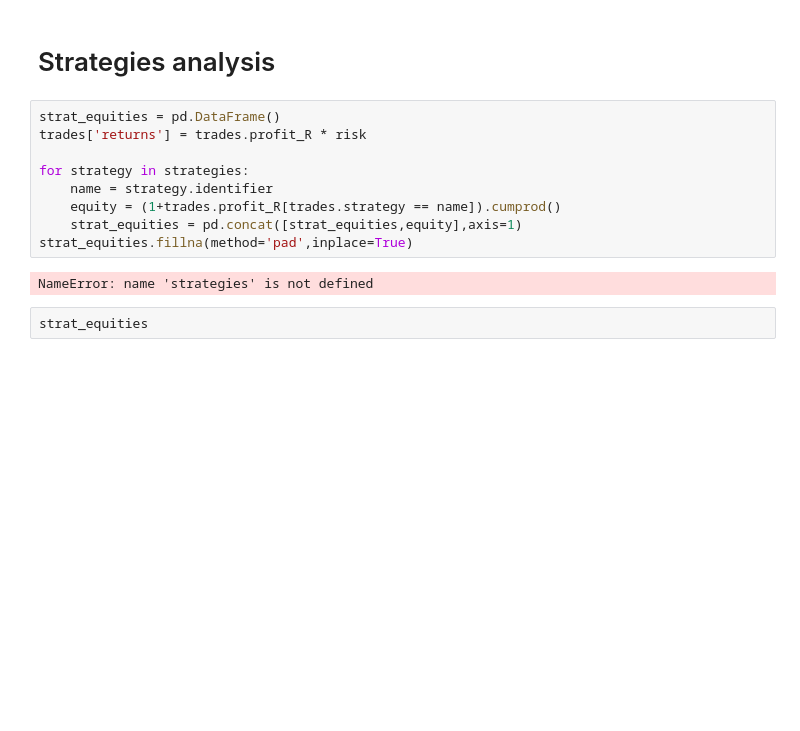
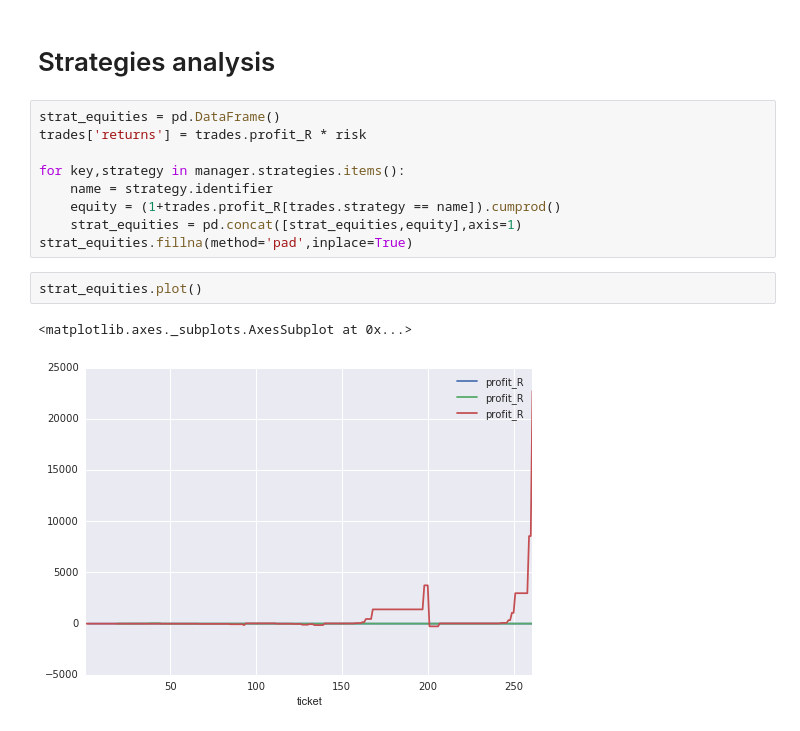
Before and after one commit to JeromeMoreau/pyTrading2, a Jupyter notebook: Backtest.ipynb, the cells around one changed output. Drawn from its saved outputs; the diff is of its cells as text; blank space fills up the shorter version.

```diff
--- a/Backtest.ipynb
+++ b/Backtest.ipynb
@@ -122,12 +113,13 @@ sns.axlabel(xlabel='day of week',ylabel='mean profit(R)')
 strat_equities = pd.DataFrame()
 trades['returns'] = trades.profit_R * risk
 
-for strategy in strategies:
+for key,strategy in manager.strategies.items():
     name = strategy.identifier
     equity = (1+trades.profit_R[trades.strategy == name]).cumprod()
     strat_equities = pd.concat([strat_equities,equity],axis=1)
 strat_equities.fillna(method='pad',inplace=True)
-# %% [output]
-NameError: name 'strategies' is not defined
 # %%
-strat_equities
+strat_equities.plot()
+# %% [output]
+<matplotlib.axes._subplots.AxesSubplot at 0x...>
+[figure, added]
```
Also changed, not shown: parts of 6 cells of this notebook, 14 other files.
